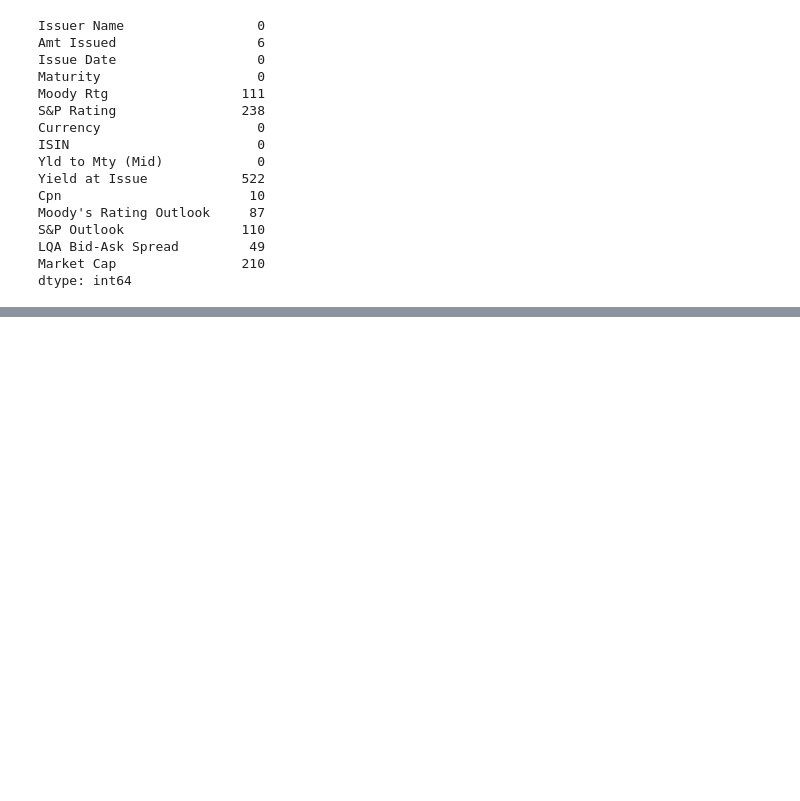
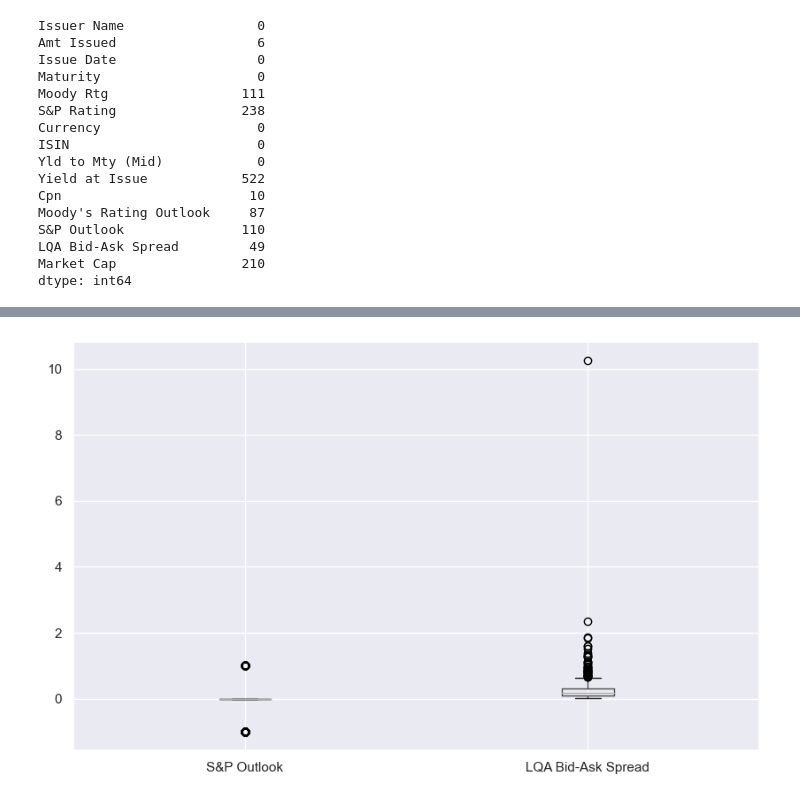
Before and after one commit to jainayushee/market-liquidity-clustering, a Jupyter notebook: project.ipynb, the cells around one changed output, grey strips where cells are left out. Cells and saved outputs as stored; diff of their text form; code cells hidden in the pictures; blank space fills up the shorter version.

```diff
--- a/project.ipynb
+++ b/project.ipynb
@@ -80,0 +100,6 @@ See the caveats in the documentation: https://pandas.pydata.org/pandas-docs/stab
+# %%
+plt.figure(figsize=(10, 6))
+df_cleaned.boxplot()
+plt.show()
+# %% [output]
+[figure, added]
```
Also changed, not shown: parts of 16 cells of this notebook, 1 other file.
